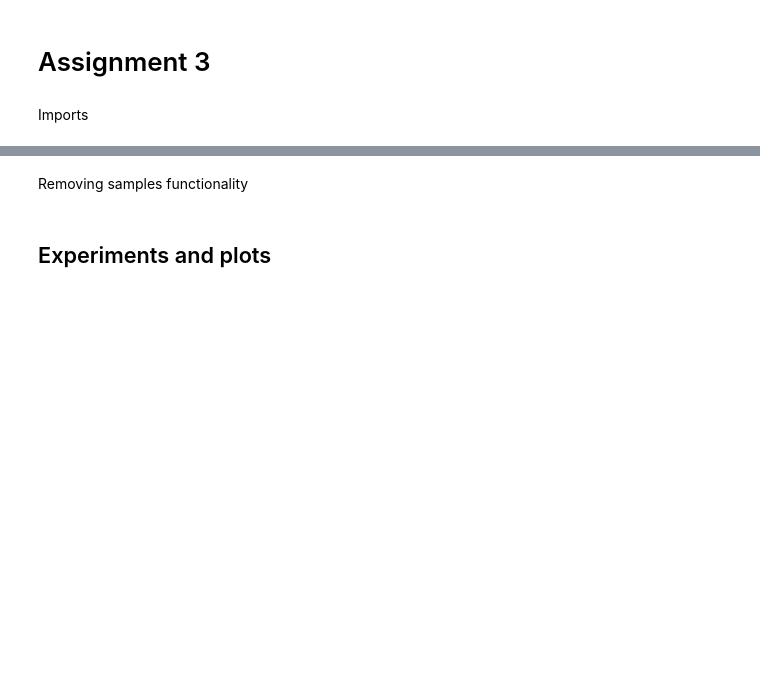
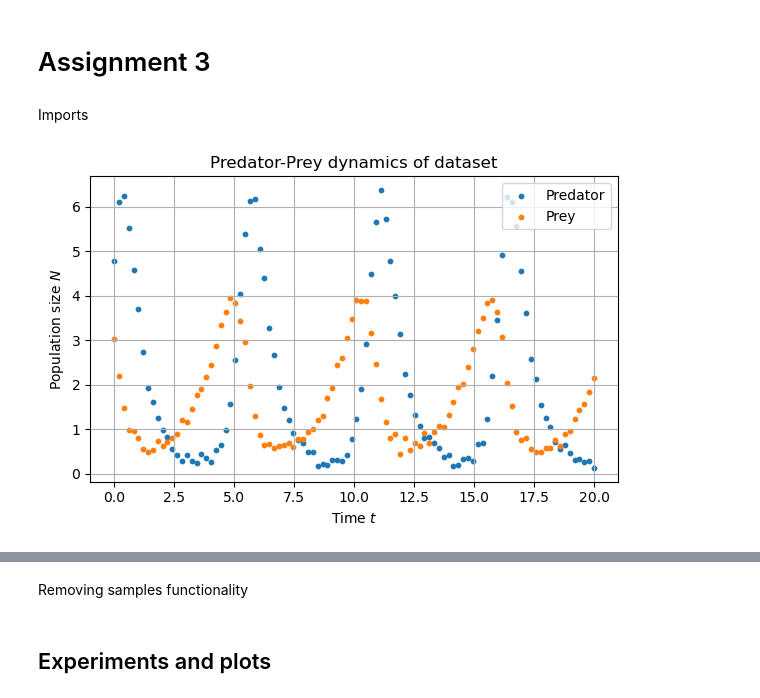
Before and after one commit to jonas4climate/ss-assignment-3, a Jupyter notebook: CalvinLaw_11306734_RaymondZhang_14865904_JonasSchaefer_14039982_3.ipynb, the cells around one changed output, grey strips where cells are left out. Drawn from its saved outputs; the diff is of its cells as text; code cells hidden in the pictures; blank space fills up the shorter version.

```diff
--- a/CalvinLaw_11306734_RaymondZhang_14865904_JonasSchaefer_14039982_3.ipynb
+++ b/CalvinLaw_11306734_RaymondZhang_14865904_JonasSchaefer_14039982_3.ipynb
@@ -27,6 +27,7 @@ if not os.path.isfile('predator-prey-data.csv'):
     raise FileNotFoundError("File 'predator-prey-data.csv' not found.")
 
 data = pd.read_csv('predator-prey-data.csv')
+t, x, y = data['t'].to_numpy(), data['x'].to_numpy(), data['y'].to_numpy()
 # %%
 LOW_PARAM_BOUND = 0
 UP_PARAM_BOUND = 2
@@ -34,15 +35,17 @@ MAX_STEPS_HILLCLIMING = 500
 MAX_ITER_SA = 100
 # %%
 plt.figure(figsize=(6, 4), layout='tight')
-plt.scatter(data['t'], data['x'], s=10, label='Predator')
-plt.scatter(data['t'], data['y'], s=10, label='Prey')
+plt.scatter(t, x, s=10, label='Predator')
+plt.scatter(t, y, s=10, label='Prey')
 plt.title('Predator-Prey dynamics of dataset')
 plt.xlabel('Time $t$')
 plt.ylabel('Population size $N$')
-plt.legend()
+plt.legend(loc='upper right')
 plt.grid(True)
 plt.savefig('media/dataset.png')
 plt.show()
+# %% [output]
+[figure, added]
 # %%
 def solve_lv(params, init_conditions, t):
     alpha, beta, gamma, delta = params
```
Also changed, not shown: parts of 4 cells of this notebook, 2 other files.
